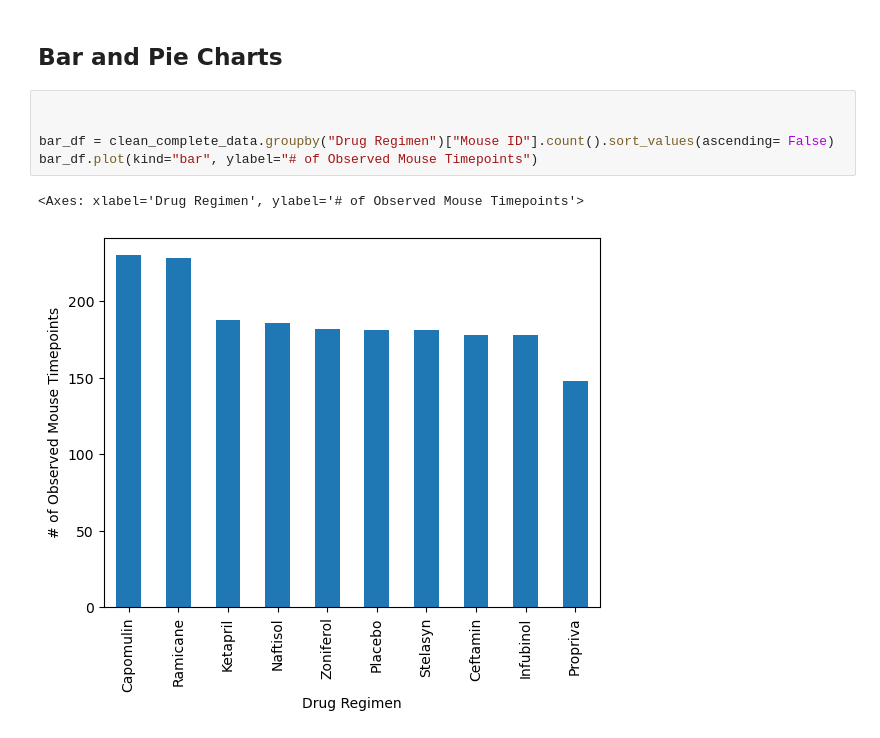
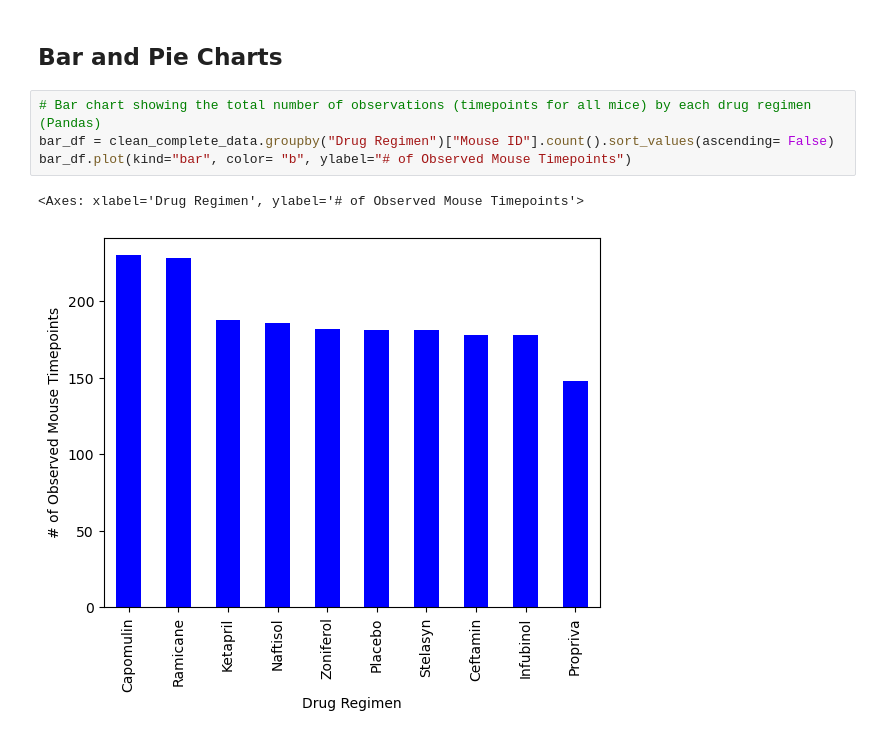
Before and after one commit to danielmolina81/visualization-challenge, a Jupyter notebook: pymaceuticals.ipynb, the cells around one changed output. Saved outputs shown, nothing was run; the diff lists cells and outputs as text.

```diff
--- a/pymaceuticals.ipynb
+++ b/pymaceuticals.ipynb
@@ -133,11 +130,10 @@ Statistics_Summary2
 # %% [markdown]
 ## Bar and Pie Charts
 # %%
-
-
+# Bar chart showing the total number of observations (timepoints for all mice) by each drug regimen (Pandas)
 bar_df = clean_complete_data.groupby("Drug Regimen")["Mouse ID"].count().sort_values(ascending= False)
-bar_df.plot(kind="bar", ylabel="# of Observed Mouse Timepoints")
+bar_df.plot(kind="bar", color= "b", ylabel="# of Observed Mouse Timepoints")
 # %% [output]
 <Axes: xlabel='Drug Regimen', ylabel='# of Observed Mouse Timepoints'>
-[figure, old version]
+[figure, new version]
 # %%
```
Also changed, not shown: parts of 10 cells of this notebook, 1 other file.
